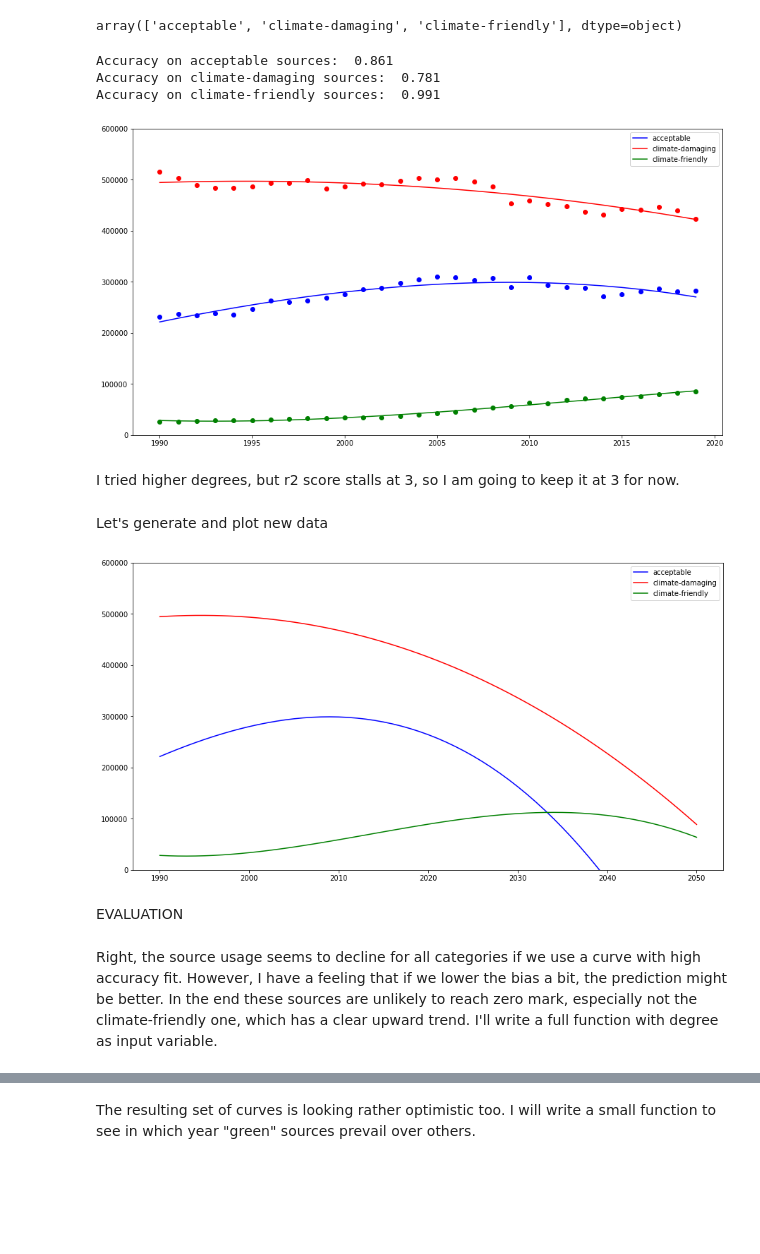
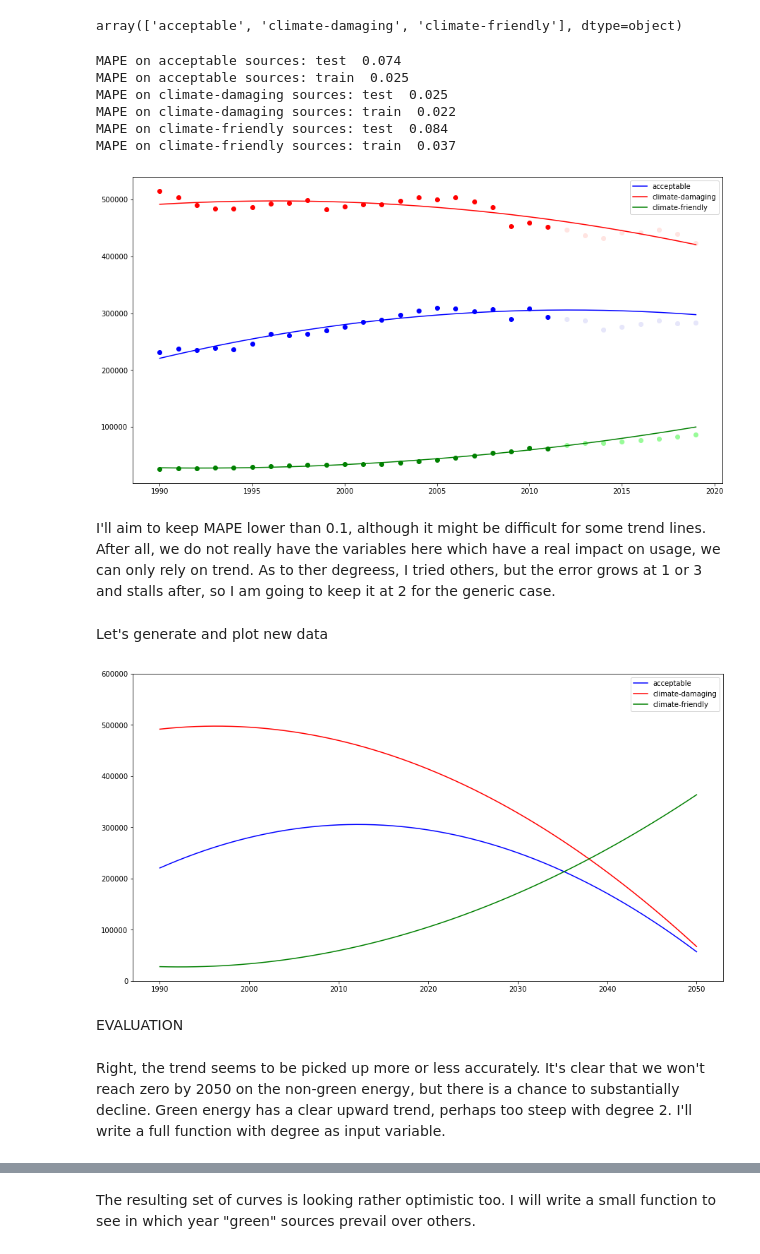
Before and after one commit to alinamelis/energy, a Jupyter notebook: code.ipynb, the cells around one changed output, grey strips where cells are left out. Cells and saved outputs as stored; diff of their text form; code cells hidden in the pictures; blank space fills up the shorter version.

```diff
--- a/code.ipynb
+++ b/code.ipynb
@@ -273,50 +274,74 @@ array(['acceptable', 'climate-damaging', 'climate-friendly'], dtype=object)
 # %%
 # use polynomial features on linear regression to produce trend lines on historical data
 
 df_pred_acc = df_pred[df_pred.loc[:, ('category')] == cat_list[0]]
 X_lr = df_pred_acc.iloc[:, 0].values.reshape(-1, 1)
 Y_lr_acc = df_pred_acc.iloc[:, 2].values.reshape(-1, 1)
 
+train_len = int(0.75 * len(X_lr))
+
+X_train, X_test = np.split(X_lr, [train_len])
+Y_acc_train, Y_acc_test = np.split(Y_lr_acc, [train_len])
+
 df_pred_dam = df_pred[df_pred.loc[:, ('category')] == cat_list[1]]
 Y_lr_dam = df_pred_dam.iloc[:, 2].values.reshape(-1, 1)
+Y_dam_train, Y_dam_test = np.split(Y_lr_dam, [train_len])
 
 df_pred_fr = df_pred[df_pred.loc[:, ('category')] == cat_list[2]]
 Y_lr_fr = df_pred_fr.iloc[:, 2].values.reshape(-1, 1)
+Y_fr_train, Y_fr_test = np.split(Y_lr_fr, [train_len])
 
-degree = 3
-lr_regressor_acc = make_pipeline(PolynomialFeatures(degree),LinearRegression())
-lr_regressor_dam = make_pipeline(PolynomialFeatures(degree),LinearRegression())
-lr_regressor_fr = make_pipeline(PolynomialFeatures(degree),LinearRegression())
-model_acc = lr_regressor_acc.fit(X_lr, Y_lr_acc)
-model_dam = lr_regressor_dam.fit(X_lr, Y_lr_dam)
-model_fr = lr_regressor_fr.fit(X_lr, Y_lr_fr)
+degree = 2
+lr_regressor_acc = make_pipeline(PolynomialFeatures(degree=degree), LinearRegression())
+lr_regressor_dam = make_pipeline(PolynomialFeatures(degree=degree), LinearRegression())
+lr_regressor_fr = make_pipeline(PolynomialFeatures(degree=degree), LinearRegression())
+model_acc = lr_regressor_acc.fit(X_train, Y_acc_train)
+model_dam = lr_regressor_dam.fit(X_train, Y_dam_train)
+model_fr = lr_regressor_fr.fit(X_train, Y_fr_train)
 
-Y_lr_pred_acc = model_acc.predict(X_lr)
-Y_lr_pred_dam = model_dam.predict(X_lr)
-Y_lr_pred_fr = model_fr.predict(X_lr)
+Y_pred_acc_test = model_acc.predict(X_test)
+Y_pred_acc_train = model_acc.predict(X_train)
+Y_pred_dam_test = model_dam.predict(X_test)
+Y_pred_dam_train = model_dam.predict(X_train)
+Y_pred_fr_test = model_fr.predict(X_test)
+Y_pred_fr_train = model_fr.predict(X_train)
 
-print("Accuracy on acceptable sources: ",np.around(r2_score(Y_lr_acc, Y_lr_pred_acc),decimals=3))
-print("Accuracy on climate-damaging sources: ",np.around(r2_score(Y_lr_dam, Y_lr_pred_dam),decimals=3))
-print("Accuracy on climate-friendly sources: ",np.around(r2_score(Y_lr_fr, Y_lr_pred_fr),decimals=3))
+print("MAPE on acceptable sources: test ",np.around(mean_absolute_percentage_error(Y_acc_test, Y_pred_acc_test),decimals=3))
+print("MAPE on acceptable sources: train ",np.around(mean_absolute_percentage_error(Y_acc_train, Y_pred_acc_train),decimals=3))
+print("MAPE on climate-damaging sources: test ",np.around(mean_absolute_percentage_error(Y_dam_test, Y_pred_dam_test),decimals=3))
+print("MAPE on climate-damaging sources: train ",np.around(mean_absolute_percentage_error(Y_dam_train, Y_pred_dam_train),decimals=3))
+print("MAPE on climate-friendly sources: test ",np.around(mean_absolute_percentage_error(Y_fr_test, Y_pred_fr_test),decimals=3))
+print("MAPE on climate-friendly sources: train ",np.around(mean_absolute_percentage_error(Y_fr_train, Y_pred_fr_train),decimals=3))
+
+Y_lr_pred_acc = np.append(Y_pred_acc_train, Y_pred_acc_test)
+Y_lr_pred_dam = np.append(Y_pred_dam_train, Y_pred_dam_test)
+Y_lr_pred_fr = np.append(Y_pred_fr_train, Y_pred_fr_test)
+
 
 fig = plt.figure(figsize=(15,8))
 ax = fig.add_subplot(1,1,1)
-plt.scatter(X_lr, Y_lr_acc, color='blue')
-plt.scatter(X_lr, Y_lr_dam, color='red')
-plt.scatter(X_lr, Y_lr_fr, color='green')
+plt.scatter(X_train, Y_acc_train, color='blue')
+plt.scatter(X_test, Y_acc_test, color='lavender')
+plt.scatter(X_train, Y_dam_train, color='red')
+plt.scatter(X_test, Y_dam_test, color='mistyrose')
+plt.scatter(X_train, Y_fr_train, color='green')
+plt.scatter(X_test, Y_fr_test, color='palegreen')
 ax.plot(X_lr, Y_lr_pred_acc, color='blue', label='acceptable')
 ax.plot(X_lr, Y_lr_pred_dam, color='red', label='climate-damaging')
 ax.plot(X_lr, Y_lr_pred_fr, color='green', label='climate-friendly')
 ax.legend()
-ax.set_ylim([0, 600000])
+#ax.set_ylim([0, 600000])
 plt.show()
 # %% [output]
-Accuracy on acceptable sources:  0.861
-Accuracy on climate-damaging sources:  0.781
-Accuracy on climate-friendly sources:  0.991
+MAPE on acceptable sources: test  0.074
+MAPE on acceptable sources: train  0.025
+MAPE on climate-damaging sources: test  0.025
+MAPE on climate-damaging sources: train  0.022
+MAPE on climate-friendly sources: test  0.084
+MAPE on climate-friendly sources: train  0.037
-[figure, old version]
+[figure, new version]
 # %% [markdown]
-I tried higher degrees, but r2 score stalls at 3, so I am going to keep it at 3 for now.
+I'll aim to keep MAPE lower than 0.1, although it might be difficult for some trend lines. After all, we do not really have the variables here which have a real impact on usage, we can only rely on trend. As to ther degreess, I tried others, but the error grows at 1 or 3 and stalls after, so I am going to keep it at 2 for the generic case.
 # %% [markdown]
 Let's generate and plot new data
 # %%
@@ -338,9 +363,9 @@ ax.legend()
 ax.set_ylim([0, 600000])
 plt.show()
 # %% [output]
-[figure, old version]
+[figure, new version]
 # %% [markdown]
 EVALUATION
 # %% [markdown]
-Right, the source usage seems to decline for all categories if we use a curve with high accuracy fit. However, I have a feeling that if we lower the bias a bit, the prediction might be better. In the end these sources are unlikely to reach zero mark, especially not the climate-friendly one, which has a clear upward trend. I'll write a full function with degree as input variable.
+Right, the trend seems to be picked up more or less accurately. It's clear that we won't reach zero by 2050 on the non-green energy, but there is a chance to substantially decline. Green energy has a clear upward trend, perhaps too steep with degree 2. I'll write a full function with degree as input variable.
 # %%
```
Also changed, not shown: parts of 35 cells of this notebook.
